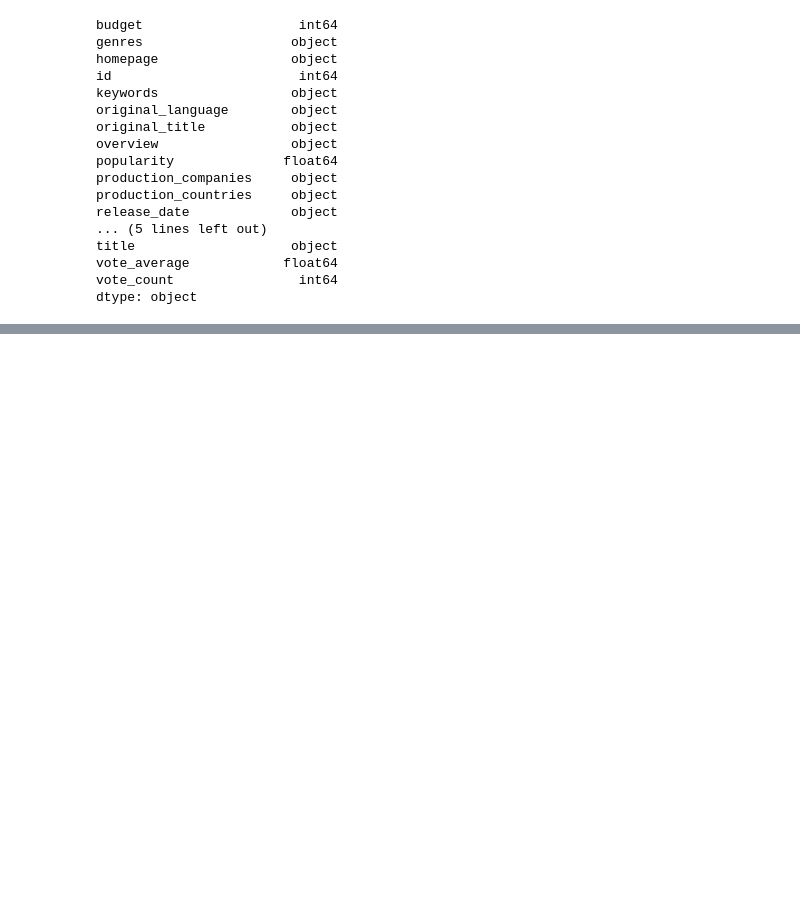
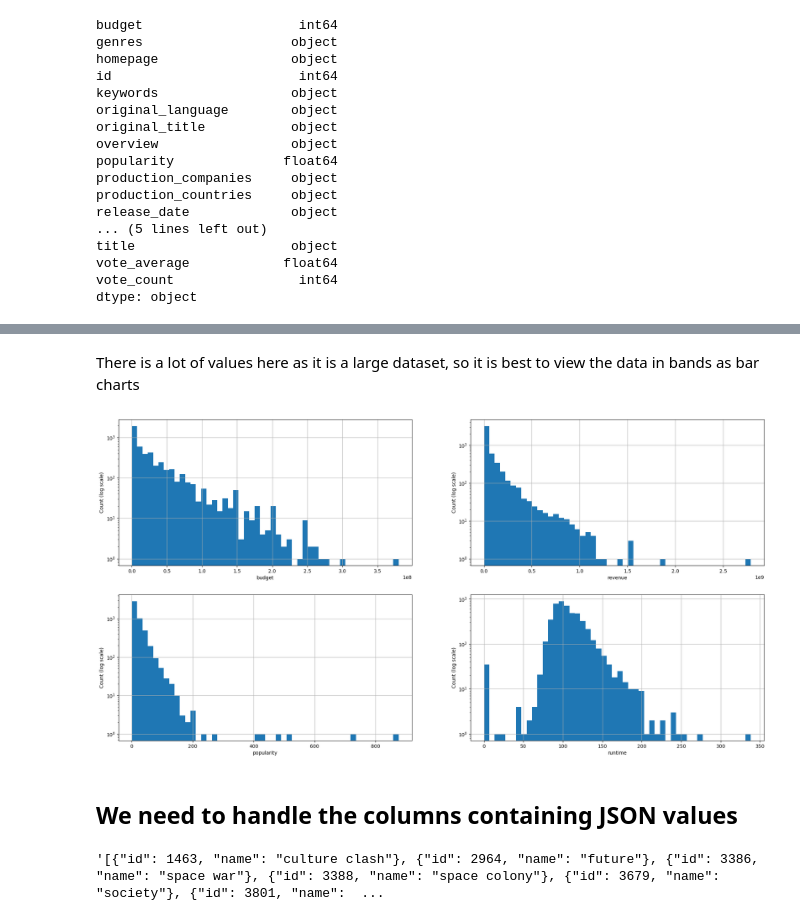
Before and after one commit to haydentbs/MovieDataEDA, a Jupyter notebook: eda.ipynb, the cells around one changed output, grey strips where cells are left out. Drawn from its saved outputs; the diff is of its cells as text; code cells hidden in the pictures; blank space fills up the shorter version.

```diff
--- a/eda.ipynb
+++ b/eda.ipynb
@@ -78,0 +141,38 @@ ValueError: could not convert string to float: '[{"id": 28, "name": "Action"}, {
+# %% [markdown]
+There is a lot of values here as it is a large dataset, so it is best to view the data in bands as bar charts
+# %%
+
+def histograms(categories,df):
+
+    num_pairs = len(categories)
+    fig, axes = plt.subplots(nrows = int((num_pairs/2)), ncols=min(2,num_pairs), figsize=(24,4*int((num_pairs/2)+1)))
+    axes = axes.flatten()
+
+    for i, category in enumerate(categories):
+
+        ax = axes[i]
+
+        ax.hist(df[category], bins=50)
+        # ax.scatter(x,y, marker='+')
+        ax.set_xlabel(category)
+        ax.set_ylabel('Count (log scale)')
+        ax.grid()
+        ax.set_yscale('log')
+
+# plt.figure(figsize=(12,7))
+# plt.hist(df['budget'],bins= 50)
+# plt.title("Distribution of the budget")
+# plt.xlabel('Money')
+# plt.ylabel('# of movies')
+# plt.yscale("log")
+# plt.show()
+
+histograms(['budget', 'revenue', 'popularity', 'runtime'],df)
+# %% [output]
+[figure, added]
+# %% [markdown]
+## We need to handle the columns containing JSON values
+# %%
+df['keywords'].iloc[0]
+# %% [output]
+'[{"id": 1463, "name": "culture clash"}, {"id": 2964, "name": "future"}, {"id": 3386, "name": "space war"}, {"id": 3388, "name": "space colony"}, {"id": 3679, "name": "society"}, {"id": 3801, "name":  ...
```
Also changed, not shown: parts of 15 cells of this notebook.
